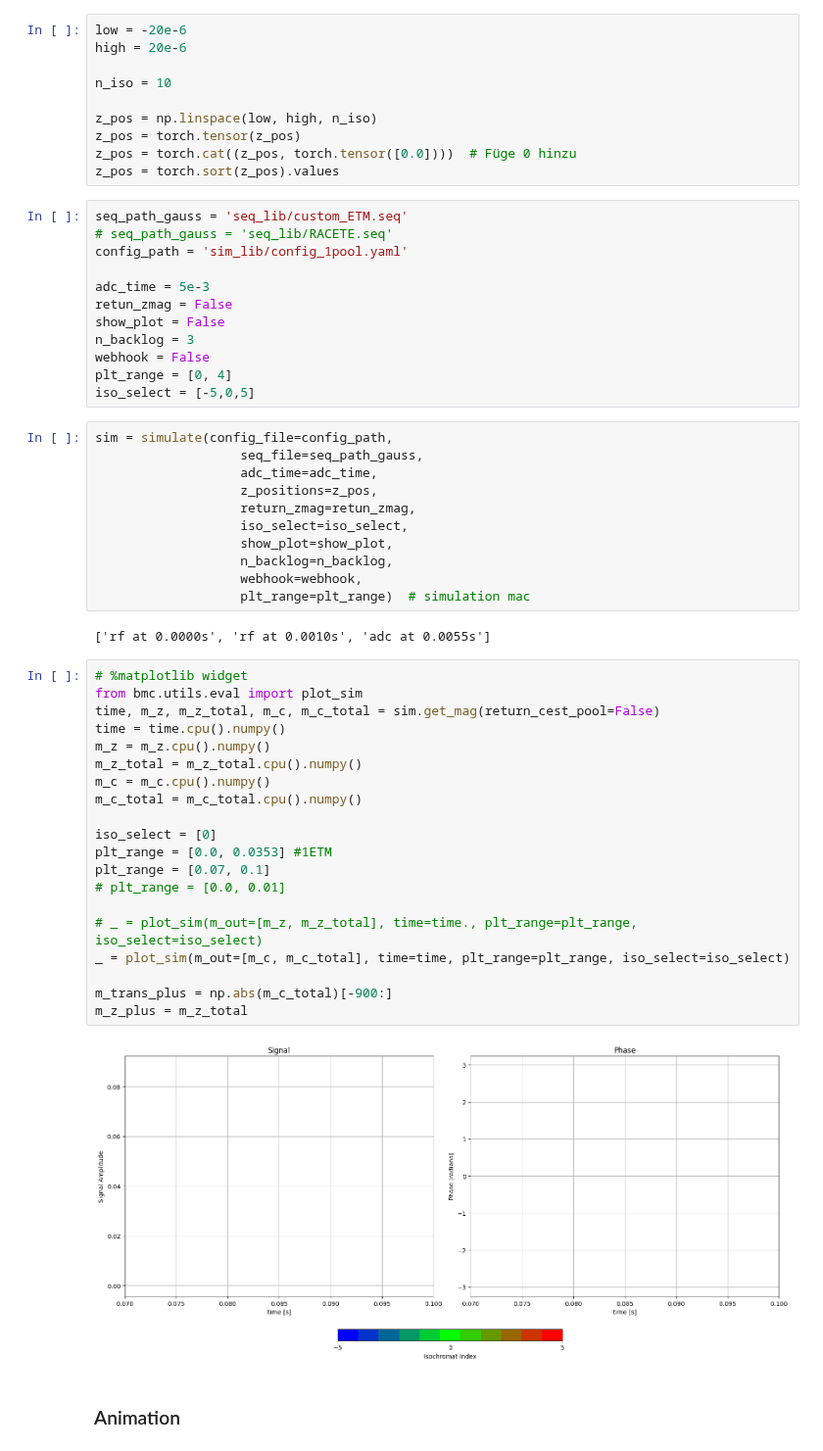
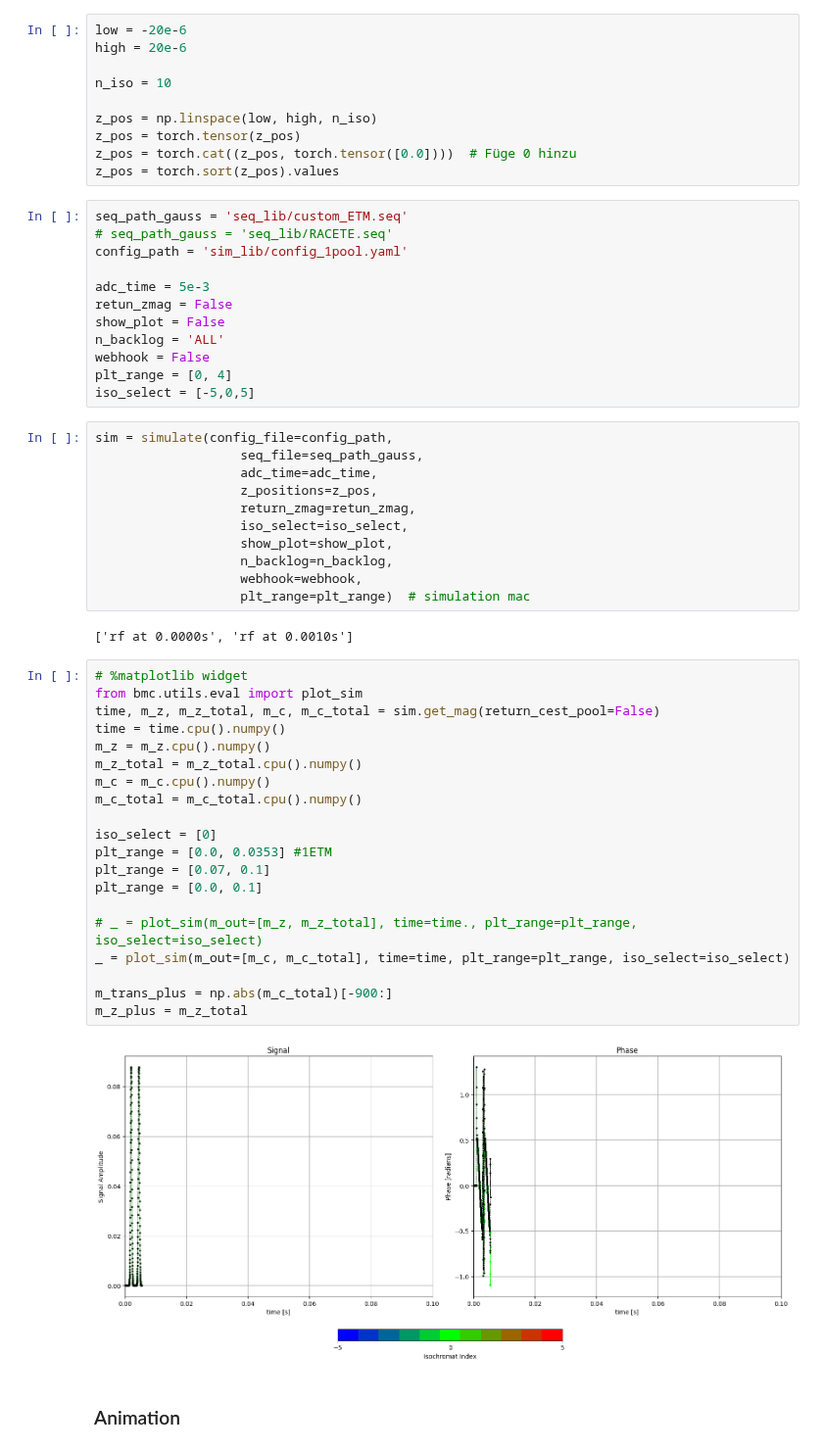
Before and after one commit to dantona02/optim, a Jupyter notebook: testing.ipynb, the cells around one changed output. Shown at 98% size. Saved outputs shown, nothing was run; the diff lists cells and outputs as text.

```diff
--- a/testing.ipynb
+++ b/testing.ipynb
@@ -23,7 +23,7 @@ config_path = 'sim_lib/config_1pool.yaml'
 adc_time = 5e-3
 retun_zmag = False
 show_plot = False
-n_backlog = 3
+n_backlog = 'ALL'
 webhook = False
 plt_range = [0, 4]
 iso_select = [-5,0,5]
@@ -39,29 +39,29 @@ sim = simulate(config_file=config_path,
                    webhook=webhook,
                    plt_range=plt_range)  # simulation mac
 # %% [output]
-['rf at 0.0000s', 'rf at 0.0010s', 'adc at 0.0055s']
+['rf at 0.0000s', 'rf at 0.0010s']
 # %%
 # %matplotlib widget
 from bmc.utils.eval import plot_sim
 time, m_z, m_z_total, m_c, m_c_total = sim.get_mag(return_cest_pool=False)
 time = time.cpu().numpy()
 m_z = m_z.cpu().numpy()
 m_z_total = m_z_total.cpu().numpy()
 m_c = m_c.cpu().numpy()
 m_c_total = m_c_total.cpu().numpy()
 
 iso_select = [0]
 plt_range = [0.0, 0.0353] #1ETM
 plt_range = [0.07, 0.1]
-# plt_range = [0.0, 0.01]
+plt_range = [0.0, 0.1]
 
 # _ = plot_sim(m_out=[m_z, m_z_total], time=time., plt_range=plt_range, iso_select=iso_select)
 _ = plot_sim(m_out=[m_c, m_c_total], time=time, plt_range=plt_range, iso_select=iso_select)
 
 m_trans_plus = np.abs(m_c_total)[-900:]
 m_z_plus = m_z_total
 # %% [output]
-[figure, old version]
+[figure, new version]
 # %% [markdown]
 ### Animation
 # %%
```
Also changed, not shown: parts of 3 cells of this notebook, 10 other files.
